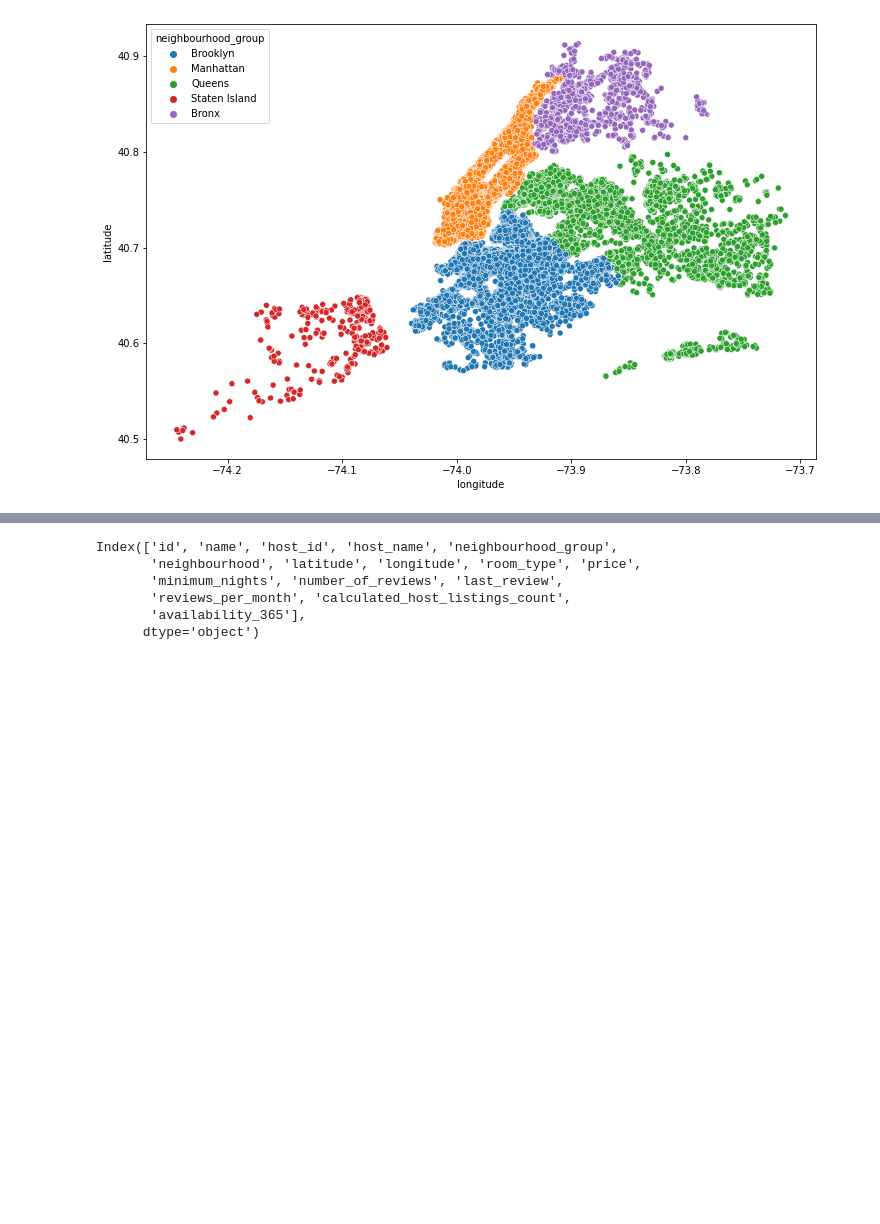
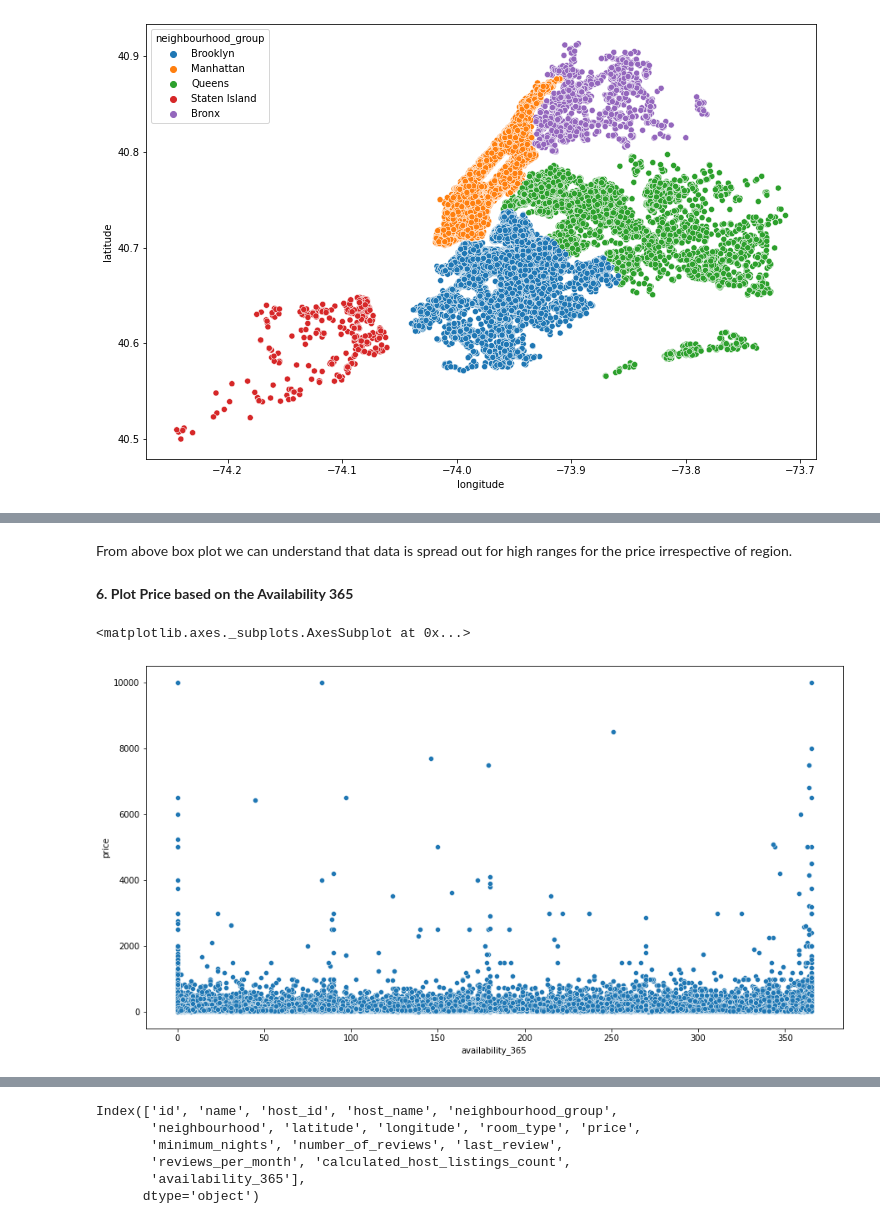
Before and after one commit to nikunjsonule/Airbnb-Booking-Analysis, a Jupyter notebook: Airbnb_Bookings_Analysis_Capstone_Project.ipynb, the cells around one changed output, grey strips where cells are left out. Drawn from its saved outputs; the diff is of its cells as text; code cells hidden in the pictures; blank space fills up the shorter version.

```diff
--- a/Airbnb_Bookings_Analysis_Capstone_Project.ipynb
+++ b/Airbnb_Bookings_Analysis_Capstone_Project.ipynb
@@ -228,0 +248,10 @@ plt.show()
+# %% [markdown]
+From above box plot we can understand that data is spread out for high ranges for the price irrespective of region.
+# %% [markdown]
+**6. Plot Price based on the Availability 365**
+# %%
+plt.figure(figsize=(15,8))
+sns.scatterplot(y= airbnb_copy['price'],x= airbnb_copy['availability_365'])
+# %% [output]
+<matplotlib.axes._subplots.AxesSubplot at 0x...>
+[figure, added]
```
Also changed, not shown: parts of 13 cells of this notebook.
